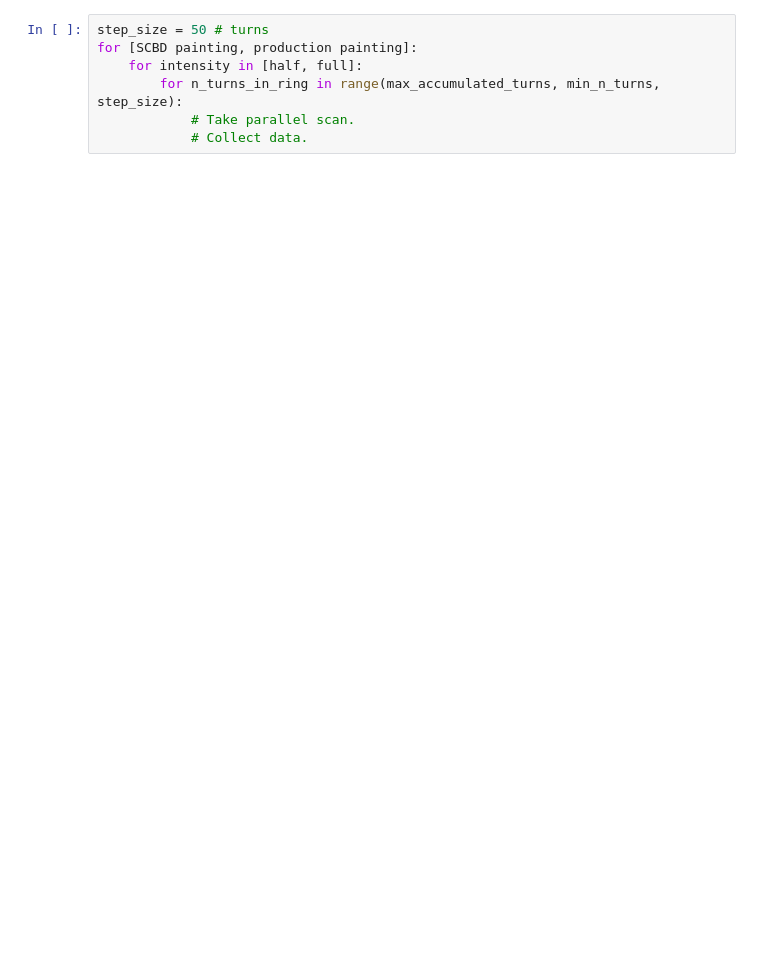
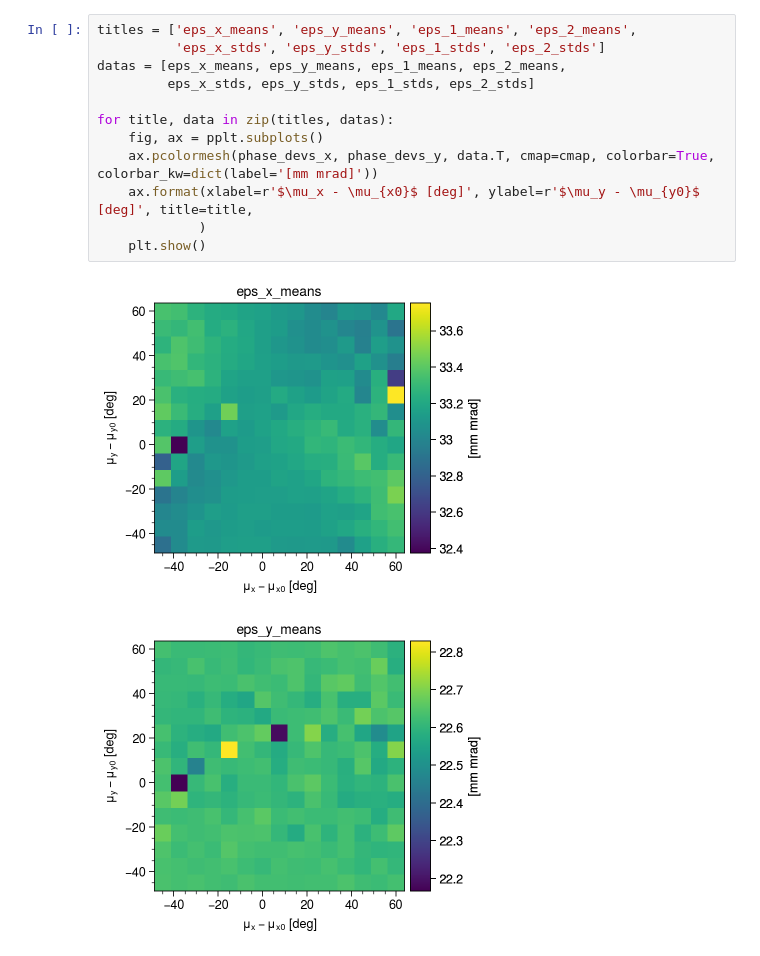
Before and after one commit to austin-hoover/emittance-measurement, a Jupyter notebook: emittance_measurement_4D/sensitivity/analysis.ipynb, the cells around one changed output. Cells and saved outputs as stored; diff of their text form; blank space fills up the shorter version.

```diff
--- a/emittance_measurement_4D/sensitivity/analysis.ipynb
+++ b/emittance_measurement_4D/sensitivity/analysis.ipynb
@@ -96,7 +104,15 @@ for title, data in zip(['eps_x_stds', 'eps_y_stds', 'eps_1_stds', 'eps_2_stds'],
-# %%
-step_size = 50 # turns
-for [SCBD painting, production painting]:
-    for intensity in [half, full]:
-        for n_turns_in_ring in range(max_accumulated_turns, min_n_turns, step_size):
-            # Take parallel scan.
-            # Collect data.
+# %%
+titles = ['eps_x_means', 'eps_y_means', 'eps_1_means', 'eps_2_means',
+          'eps_x_stds', 'eps_y_stds', 'eps_1_stds', 'eps_2_stds']
+datas = [eps_x_means, eps_y_means, eps_1_means, eps_2_means,
+         eps_x_stds, eps_y_stds, eps_1_stds, eps_2_stds]
+
+for title, data in zip(titles, datas):
+    fig, ax = pplt.subplots()
+    ax.pcolormesh(phase_devs_x, phase_devs_y, data.T, cmap=cmap, colorbar=True, colorbar_kw=dict(label='[mm mrad]'))
+    ax.format(xlabel=r'$\mu_x - \mu_{x0}$ [deg]', ylabel=r'$\mu_y - \mu_{y0}$ [deg]', title=title,
+             )
+    plt.show()
+# %% [output]
+[figure, added]
+[figure, added]
```
Also changed, not shown: parts of 15 cells of this notebook.
